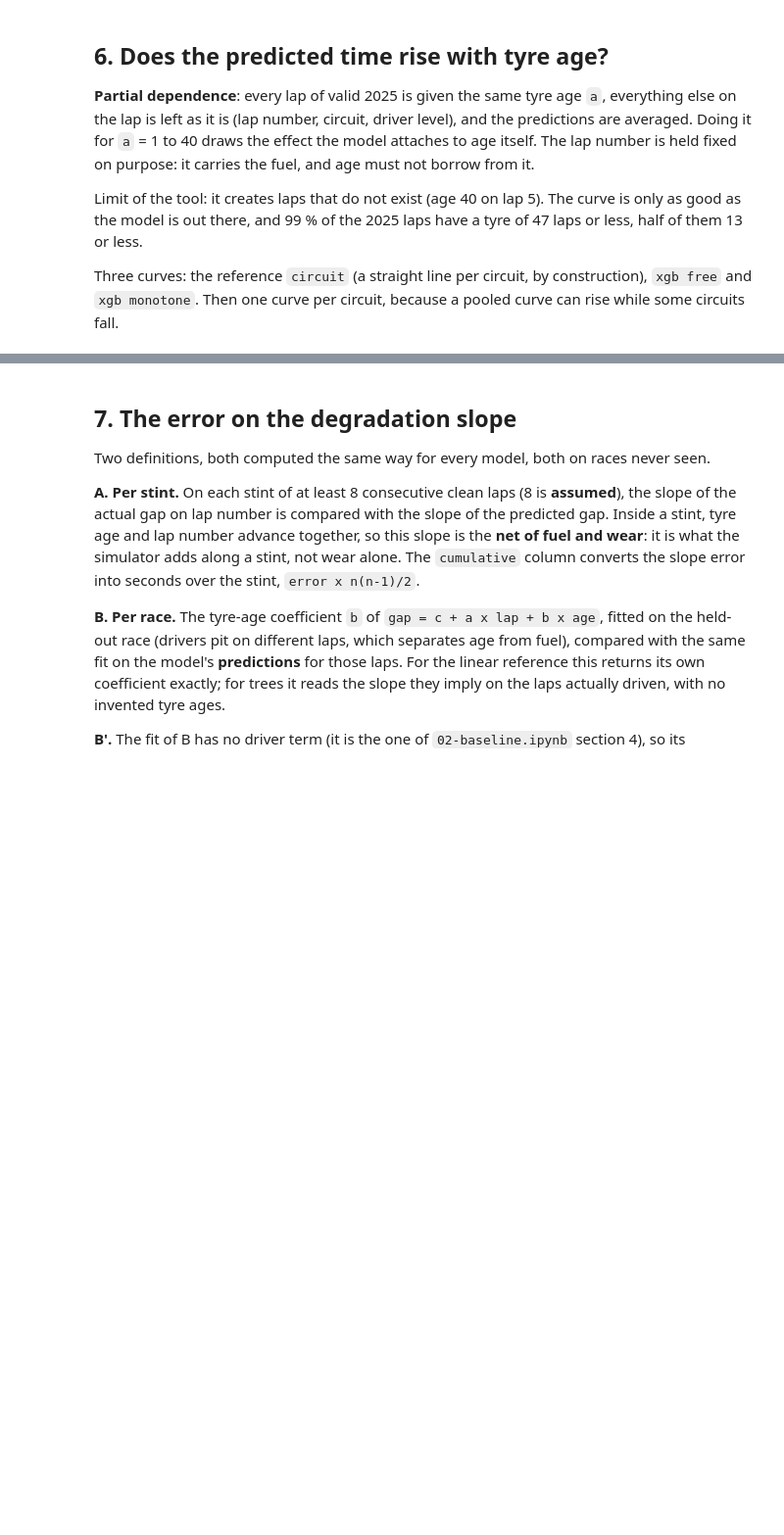
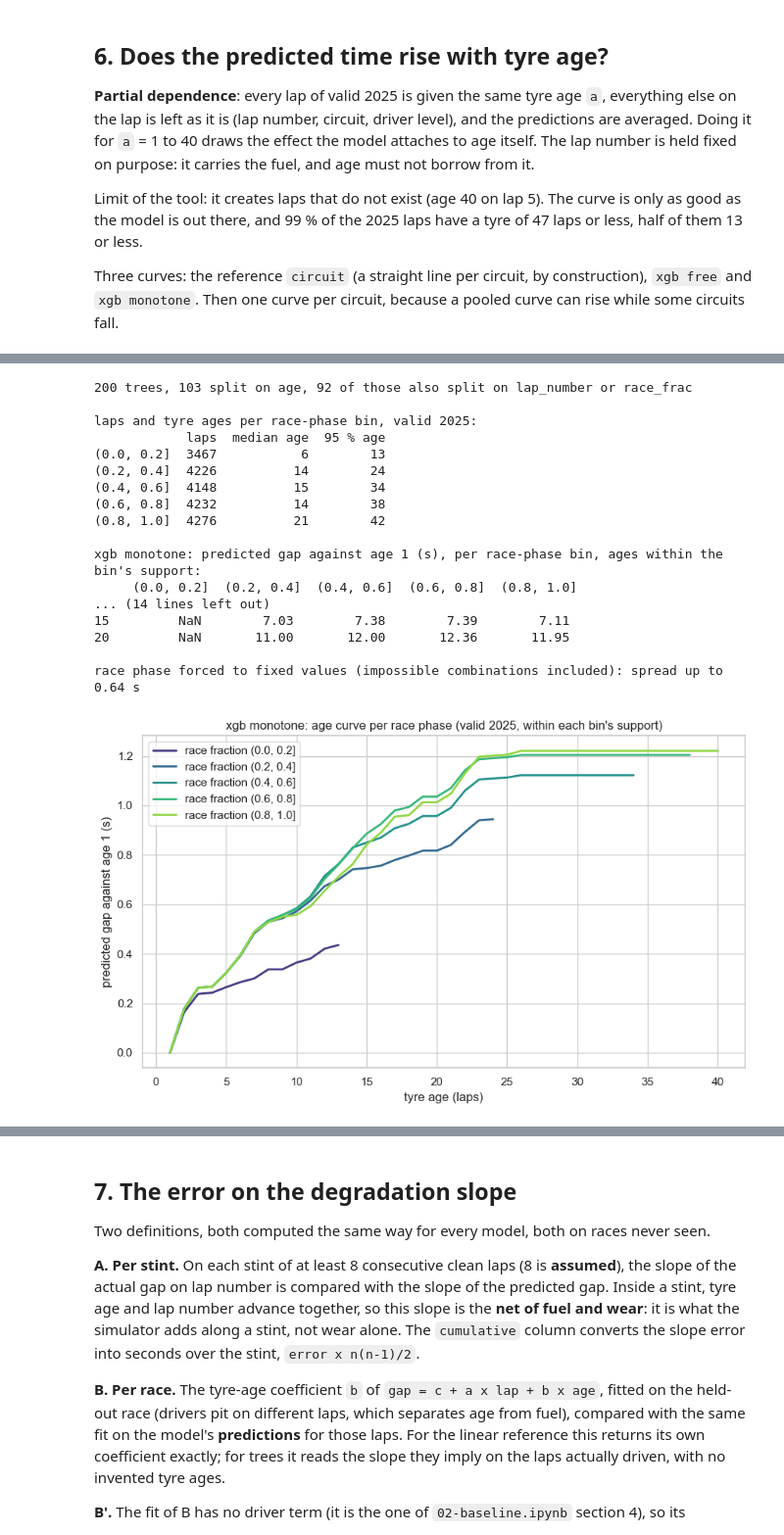
Before and after one commit to NathanLeDev/formula1-stint-optimizer, a Jupyter notebook: app/03-xgboost.ipynb, the cells around one changed output, grey strips where cells are left out. Shown at 98% size. Saved outputs shown, nothing was run; the diff lists cells and outputs as text; code cells hidden in the pictures; blank space fills up the shorter version.

```diff
--- a/app/03-xgboost.ipynb
+++ b/app/03-xgboost.ipynb
@@ -550,0 +577,68 @@ a loss (real circuit differences ignored) or a gain (noisy per-circuit slopes sh
+# %%
+# 1. How often the trees that use age also use a time variable.
+tdf = models[XGB]["reg"].get_booster().trees_to_dataframe()
+used = tdf[tdf["Feature"] != "Leaf"].groupby("Tree")["Feature"].agg(set)
+with_age = used[used.apply(lambda s: "age" in s)]
+mixed = with_age.apply(lambda s: bool(s & {"lap_number", "race_frac"}))
+print(f"{len(used)} trees, {len(with_age)} split on age, {int(mixed.sum())} of those also split on "
+      f"lap_number or race_frac")
+
+# 2. The age curve per race-phase bin, each lap keeping its own lap number and race fraction.
+PHASES = pd.cut(valid["race_frac"], [0, 0.2, 0.4, 0.6, 0.8, 1.0])
+by_phase, support = {}, {}
+for phase, x in valid.groupby(PHASES, observed=True):
+    top = int(x["age"].quantile(0.95))
+    curve = trees.partial_dependence(models[XGB], x, np.arange(1, top + 1))["all"]
+    by_phase[str(phase)] = (curve - curve.loc[1]).reindex(AGES)
+    support[str(phase)] = {"laps": len(x), "median age": int(x["age"].median()), "95 % age": top}
+by_phase = pd.DataFrame(by_phase)
+print("\nlaps and tyre ages per race-phase bin, valid 2025:")
+print(pd.DataFrame(support).T.to_string())
+print(f"\n{XGB}: predicted gap against age 1 (s), per race-phase bin, ages within the bin's support:")
+print(by_phase.loc[[5, 10, 15, 20, 25, 30]].round(3).to_string())
+for a in [10, 15, 20]:
+    r = by_phase.loc[a].dropna()
+    print(f"  age {a}: spread across the {len(r)} bins that reach it {r.max() - r.min():.3f} s")
+
+# 3. The wear cost of an n-lap stint (ages 1..n) against age 1, per bin.
+print("\nwear cost of a stint of n laps against age 1 (s), per race-phase bin:")
+print(pd.DataFrame({n: by_phase.loc[1:n].sum(min_count=n) for n in [10, 15, 20]}).T
+      .round(2).to_string())
+
+# A reading to avoid: the race phase forced to fixed values, including combinations no lap reaches.
+distance = valid["lap_number"] / valid["race_frac"]
+forced = {}
+for f in [0.1, 0.3, 0.5, 0.7, 0.9]:
+    c = trees.partial_dependence(models[XGB], valid.assign(race_frac=f, lap_number=(f * distance).round()),
+                                 AGES)["all"]
+    forced[f] = c - c.loc[1]
+forced = pd.DataFrame(forced)
+print(f"\nrace phase forced to fixed values (impossible combinations included): spread up to "
+      f"{(forced.max(axis=1) - forced.min(axis=1)).max():.2f} s")
+
+fig, ax = plt.subplots(figsize=(9, 5.5))
+for col, colour in zip(by_phase.columns, sns.color_palette("viridis", len(by_phase.columns))):
+    ax.plot(AGES, by_phase[col], color=colour, lw=2, label=f"race fraction {col}")
+ax.set(title=f"{XGB}: age curve per race phase (valid 2025, within each bin's support)",
+       xlabel="tyre age (laps)", ylabel="predicted gap against age 1 (s)")
+ax.legend()
+fig.tight_layout()
+# %% [output]
+200 trees, 103 split on age, 92 of those also split on lap_number or race_frac
+
+laps and tyre ages per race-phase bin, valid 2025:
+            laps  median age  95 % age
+(0.0, 0.2]  3467           6        13
+(0.2, 0.4]  4226          14        24
+(0.4, 0.6]  4148          15        34
+(0.6, 0.8]  4232          14        38
+(0.8, 1.0]  4276          21        42
+
+xgb monotone: predicted gap against age 1 (s), per race-phase bin, ages within the bin's support:
+     (0.0, 0.2]  (0.2, 0.4]  (0.4, 0.6]  (0.6, 0.8]  (0.8, 1.0]
+... (14 lines left out)
+15         NaN        7.03        7.38        7.39        7.11
+20         NaN       11.00       12.00       12.36       11.95
+
+race phase forced to fixed values (impossible combinations included): spread up to 0.64 s
+[figure, added]
```
Also changed, not shown: parts of 19 cells of this notebook, 12 other files.
